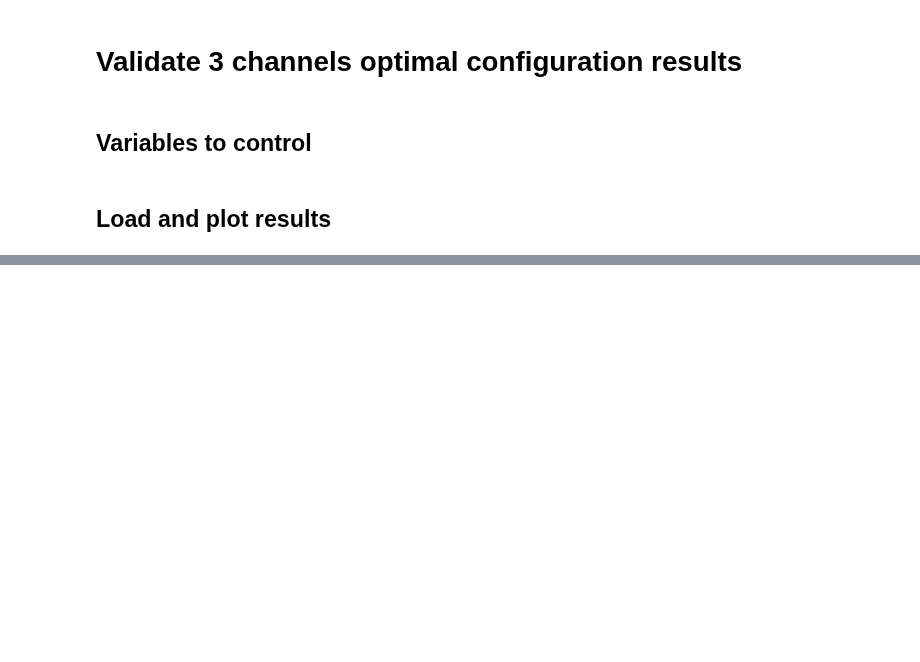
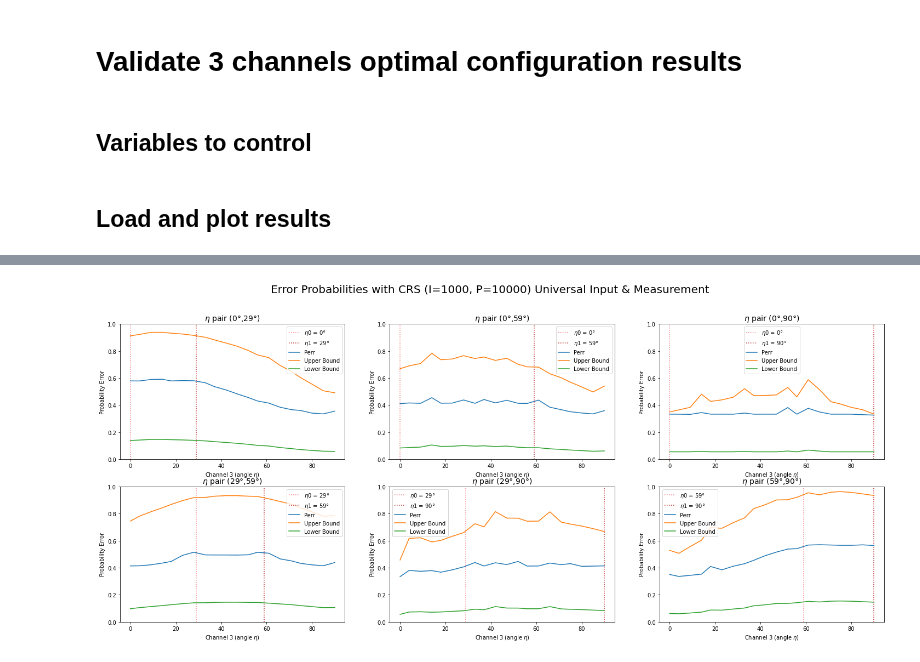
Before and after one commit to iamtxena/quantum-channel-discrimination, a Jupyter notebook: src/3-etas-results-analysis-validation.ipynb, the cells around one changed output, grey strips where cells are left out. Cells and saved outputs as stored; diff of their text form; code cells hidden in the pictures; blank space fills up the shorter version.

```diff
--- a/src/3-etas-results-analysis-validation.ipynb
+++ b/src/3-etas-results-analysis-validation.ipynb
@@ -42,0 +46,2 @@ Probability differences --> MAX: 0.68% , MIN: -0.25%
+# %%
+validated_results = load_object_from_file(name='20210424a_C2c_A1_2000_10000_3_6_20_validated_results', path=path)
@@ -42,0 +52,4 @@ Probability differences --> MAX: 0.68% , MIN: -0.25%
+# %%
+validated_results.plot_3channel_results('CRS (I=1000, P=10000) Universal Input & Measurement')
+# %% [output]
+[figure, added]
```
Also changed, not shown: parts of 4 cells of this notebook, 6 other files.
